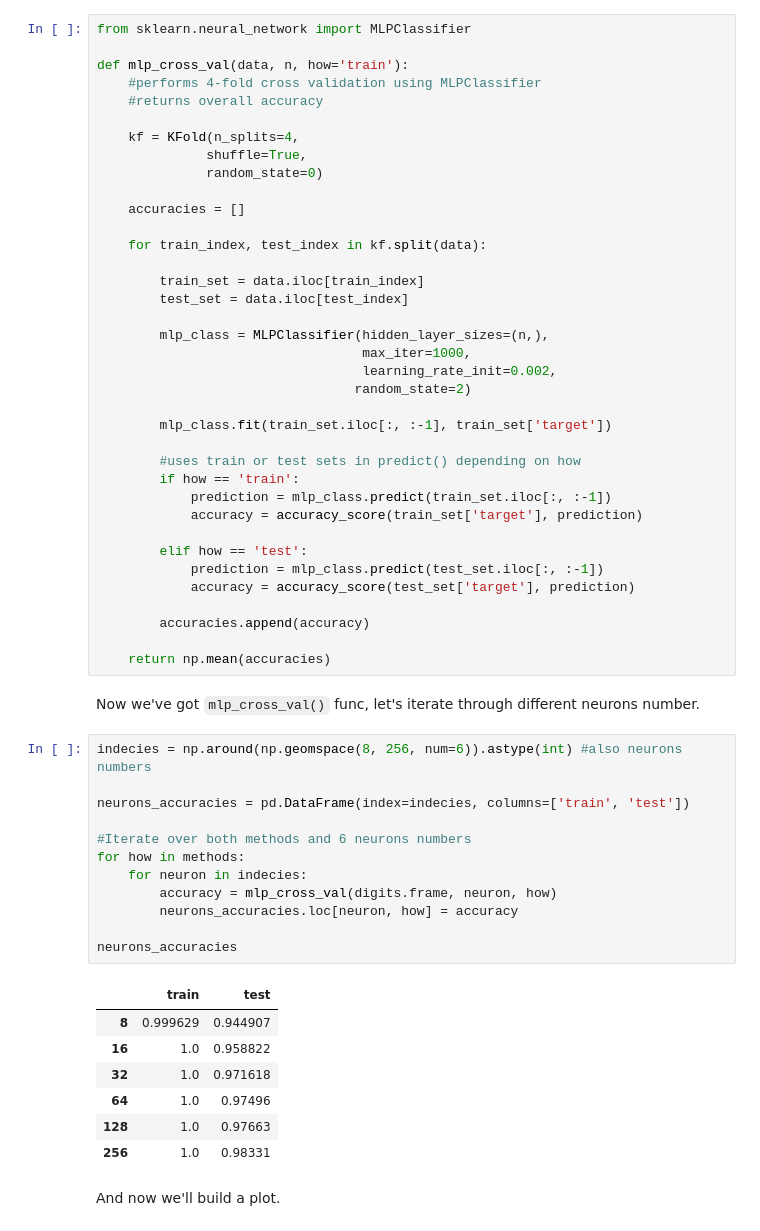
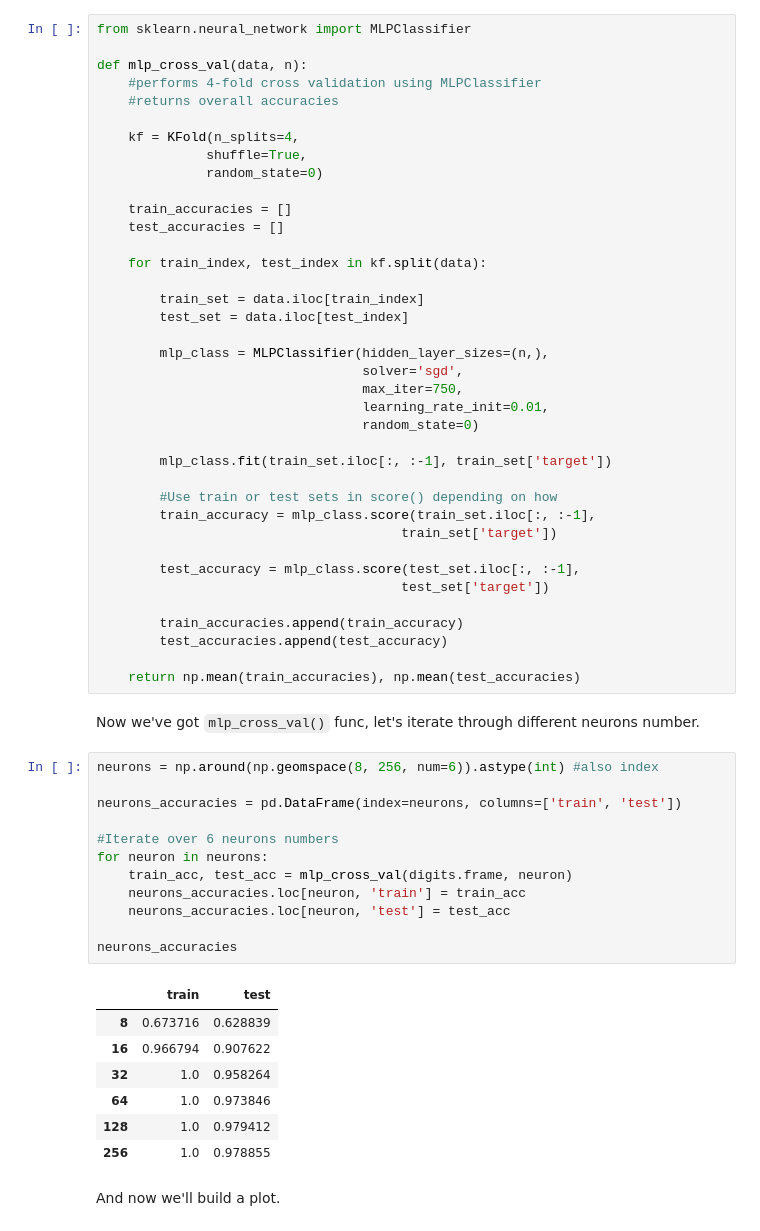
Before and after one commit to 0ld-dancer/dq_projects, a Jupyter notebook: 14. A Handwritten Digits Classifier/digits_classifier.ipynb, the cells around one changed output. Saved outputs shown, nothing was run; the diff lists cells and outputs as text.

```diff
--- a/14. A Handwritten Digits Classifier/digits_classifier.ipynb
+++ b/14. A Handwritten Digits Classifier/digits_classifier.ipynb
@@ -165,15 +164,16 @@ Considering this we'll try a neural network with a single hidden layer but with
 # %%
 from sklearn.neural_network import MLPClassifier
 
-def mlp_cross_val(data, n, how='train'):
+def mlp_cross_val(data, n):
     #performs 4-fold cross validation using MLPClassifier
-    #returns overall accuracy
+    #returns overall accuracies
 
     kf = KFold(n_splits=4,
               shuffle=True,
               random_state=0)
 
-    accuracies = []
+    train_accuracies = []
+    test_accuracies = []
 
     for train_index, test_index in kf.split(data):
 
@@ -181,45 +181,45 @@ def mlp_cross_val(data, n, how='train'):
         test_set = data.iloc[test_index]
 
         mlp_class = MLPClassifier(hidden_layer_sizes=(n,),
-                                  max_iter=1000,
-                                  learning_rate_init=0.002,
-                                 random_state=2)
+                                  solver='sgd',
+                                  max_iter=750,
+                                  learning_rate_init=0.01,
+                                  random_state=0)
 
         mlp_class.fit(train_set.iloc[:, :-1], train_set['target'])
 
-        #uses train or test sets in predict() depending on how
-        if how == 'train':
-            prediction = mlp_class.predict(train_set.iloc[:, :-1])
-            accuracy = accuracy_score(train_set['target'], prediction)
+        #Use train or test sets in score() depending on how
+        train_accuracy = mlp_class.score(train_set.iloc[:, :-1],
+                                       train_set['target'])
 
-        elif how == 'test':
-            prediction = mlp_class.predict(test_set.iloc[:, :-1])
-            accuracy = accuracy_score(test_set['target'], prediction)
+        test_accuracy = mlp_class.score(test_set.iloc[:, :-1],
+                                       test_set['target'])
 
-        accuracies.append(accuracy)
+        train_accuracies.append(train_accuracy)
+        test_accuracies.append(test_accuracy)
 
-    return np.mean(accuracies)
+    return np.mean(train_accuracies), np.mean(test_accuracies)
 # %% [markdown]
 Now we've got `mlp_cross_val()` func, let's iterate through different neurons number.
 # %%
-indecies = np.around(np.geomspace(8, 256, num=6)).astype(int) #also neurons numbers
+neurons = np.around(np.geomspace(8, 256, num=6)).astype(int) #also index
 
-neurons_accuracies = pd.DataFrame(index=indecies, columns=['train', 'test'])
+neurons_accuracies = pd.DataFrame(index=neurons, columns=['train', 'test'])
 
-#Iterate over both methods and 6 neurons numbers
-for how in methods:
-    for neuron in indecies:
-        accuracy = mlp_cross_val(digits.frame, neuron, how)
-        neurons_accuracies.loc[neuron, how] = accuracy
+#Iterate over 6 neurons numbers
+for neuron in neurons:
+    train_acc, test_acc = mlp_cross_val(digits.frame, neuron)
+    neurons_accuracies.loc[neuron, 'train'] = train_acc
+    neurons_accuracies.loc[neuron, 'test'] = test_acc
 
 neurons_accuracies
 # %% [output]
 |  | train | test |
-| 8 | 0.999629 | 0.944907 |
-| 16 | 1.0 | 0.958822 |
-| 32 | 1.0 | 0.971618 |
-| 64 | 1.0 | 0.97496 |
-| 128 | 1.0 | 0.97663 |
-| 256 | 1.0 | 0.98331 |
+| 8 | 0.673716 | 0.628839 |
+| 16 | 0.966794 | 0.907622 |
+| 32 | 1.0 | 0.958264 |
+| 64 | 1.0 | 0.973846 |
+| 128 | 1.0 | 0.979412 |
+| 256 | 1.0 | 0.978855 |
 # %% [markdown]
 And now we'll build a plot.
```
Also changed, not shown: parts of 39 cells of this notebook.
